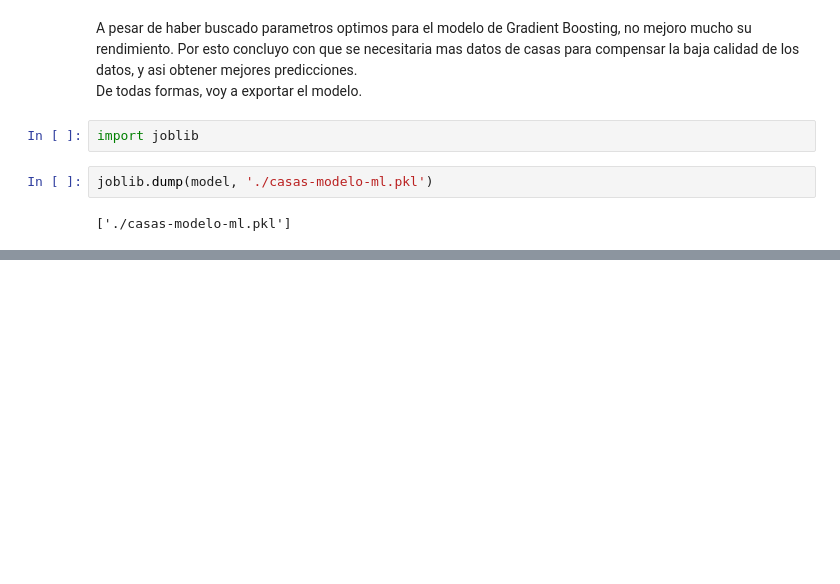
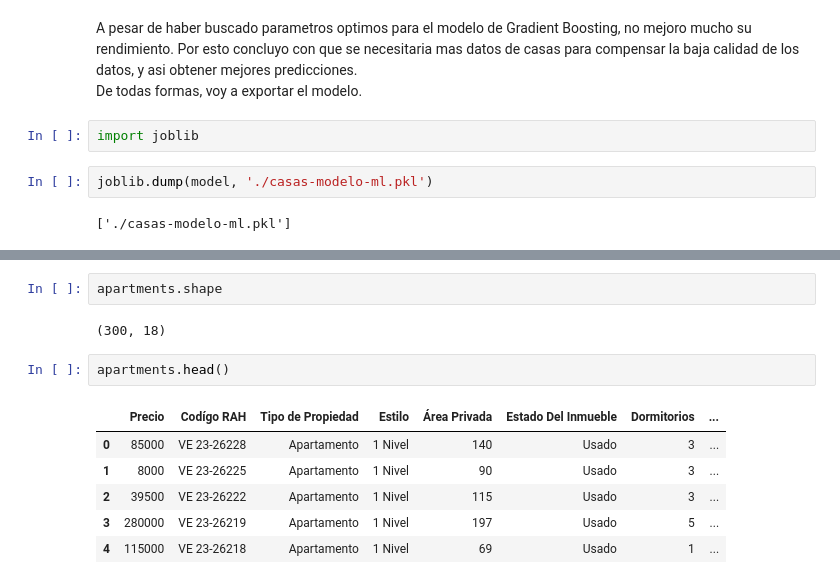
Before and after one commit to jmartinelena/propiedades-venezuela, a Jupyter notebook: machine_learning.ipynb, the cells around one changed output, grey strips where cells are left out. Drawn from its saved outputs; the diff is of its cells as text; blank space fills up the shorter version.

```diff
--- a/machine_learning.ipynb
+++ b/machine_learning.ipynb
@@ -379,0 +387,13 @@ joblib.dump(model, './casas-modelo-ml.pkl')
+# %%
+apartments.shape
+# %% [output]
+(300, 18)
+# %%
+apartments.head()
+# %% [output]
+|  | Precio | Codígo RAH | Tipo de Propiedad | Estilo | Área Privada | Estado Del Inmueble | Dormitorios | ... |
+| 0 | 85000 | VE 23-26228 | Apartamento | 1 Nivel | 140 | Usado | 3 | ... |
+| 1 | 8000 | VE 23-26225 | Apartamento | 1 Nivel | 90 | Usado | 3 | ... |
+| 2 | 39500 | VE 23-26222 | Apartamento | 1 Nivel | 115 | Usado | 3 | ... |
+| 3 | 280000 | VE 23-26219 | Apartamento | 1 Nivel | 197 | Usado | 5 | ... |
+| 4 | 115000 | VE 23-26218 | Apartamento | 1 Nivel | 69 | Usado | 1 | ... |
```
Also changed, not shown: parts of 7 cells of this notebook.
